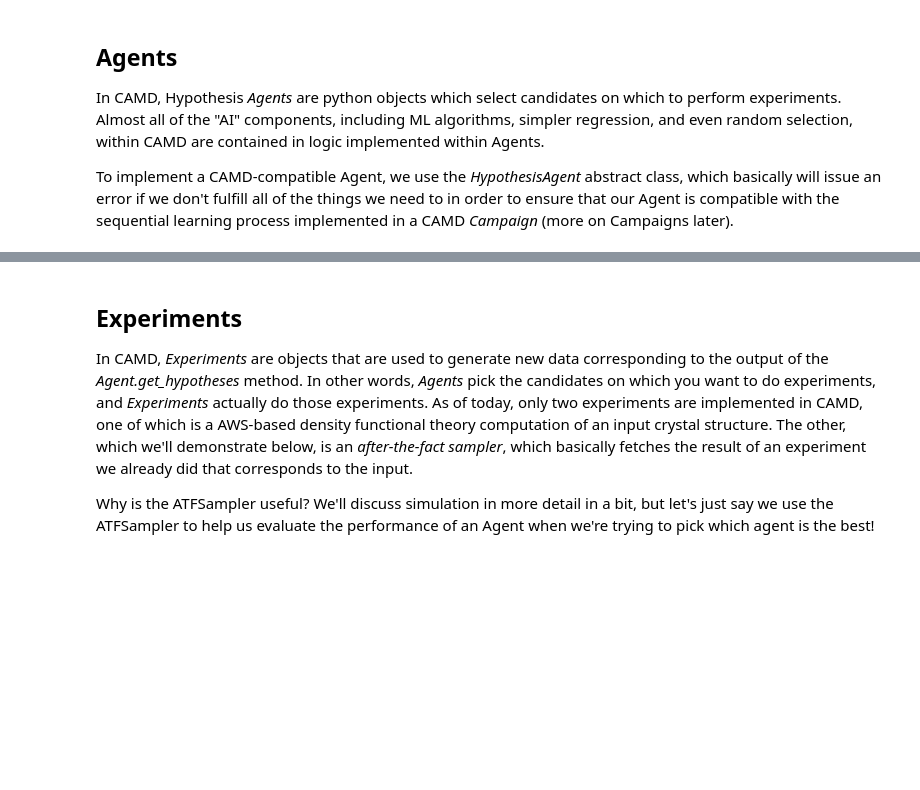
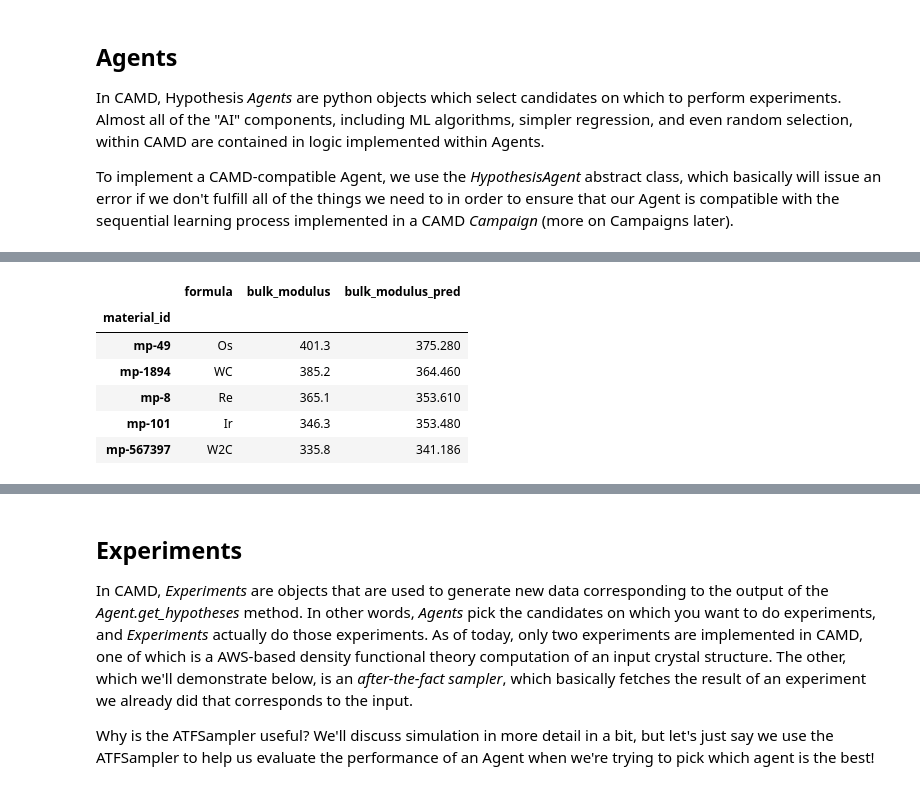
Before and after one commit to TRI-AMDD/tri-hackathon-2020, a Jupyter notebook: tutorial/CAMD_tutorial.ipynb, the cells around one changed output, grey strips where cells are left out. Cells and saved outputs as stored; diff of their text form; code cells hidden in the pictures; blank space fills up the shorter version.

```diff
--- a/tutorial/CAMD_tutorial.ipynb
+++ b/tutorial/CAMD_tutorial.ipynb
@@ -85,0 +124,39 @@ How do its selections from our dataset differ?
+# %%
+### Implement agent here
+from sklearn.ensemble import RandomForestRegressor
+
+class RFHardnessAgent(HypothesisAgent):
+    def get_hypotheses(self, candidate_data, seed_data):
+        # Fit on known data
+        x_known = seed_data.loc[:,
+            'MagpieData minimum Number':'MagpieData mode SpaceGroupNumber'
+        ]
+        y_known = seed_data['bulk_modulus']
+        regressor = RandomForestRegressor(n_estimators=10)
+        regressor.fit(x_known, y_known)
+
+        # Predict unknown data
+        x_unknown = candidate_data.loc[:,
+            'MagpieData minimum Number':'MagpieData mode SpaceGroupNumber'
+        ]
+        y_predicted = regressor.predict(x_unknown)
+
+        # Pick top 5 candidates
+        candidate_data['bulk_modulus_pred'] = y_predicted
+        candidate_data = candidate_data.sort_values(
+            'bulk_modulus_pred', ascending=False)
+        top_candidates = candidate_data.head(5)
+        return top_candidates
+# %%
+### Test agent here
+agent = RFHardnessAgent()
+hypotheses = agent.get_hypotheses(featurized_data, featurized_data)
+hypotheses[['formula', 'bulk_modulus', 'bulk_modulus_pred']]
+# %% [output]
+|  | formula | bulk_modulus | bulk_modulus_pred |
+| material_id |  |  |  |
+| mp-49 | Os | 401.3 | 375.280 |
+| mp-1894 | WC | 385.2 | 364.460 |
+| mp-8 | Re | 365.1 | 353.610 |
+| mp-101 | Ir | 346.3 | 353.480 |
+| mp-567397 | W2C | 335.8 | 341.186 |
```
Also changed, not shown: parts of 24 cells of this notebook, 2 other files.
